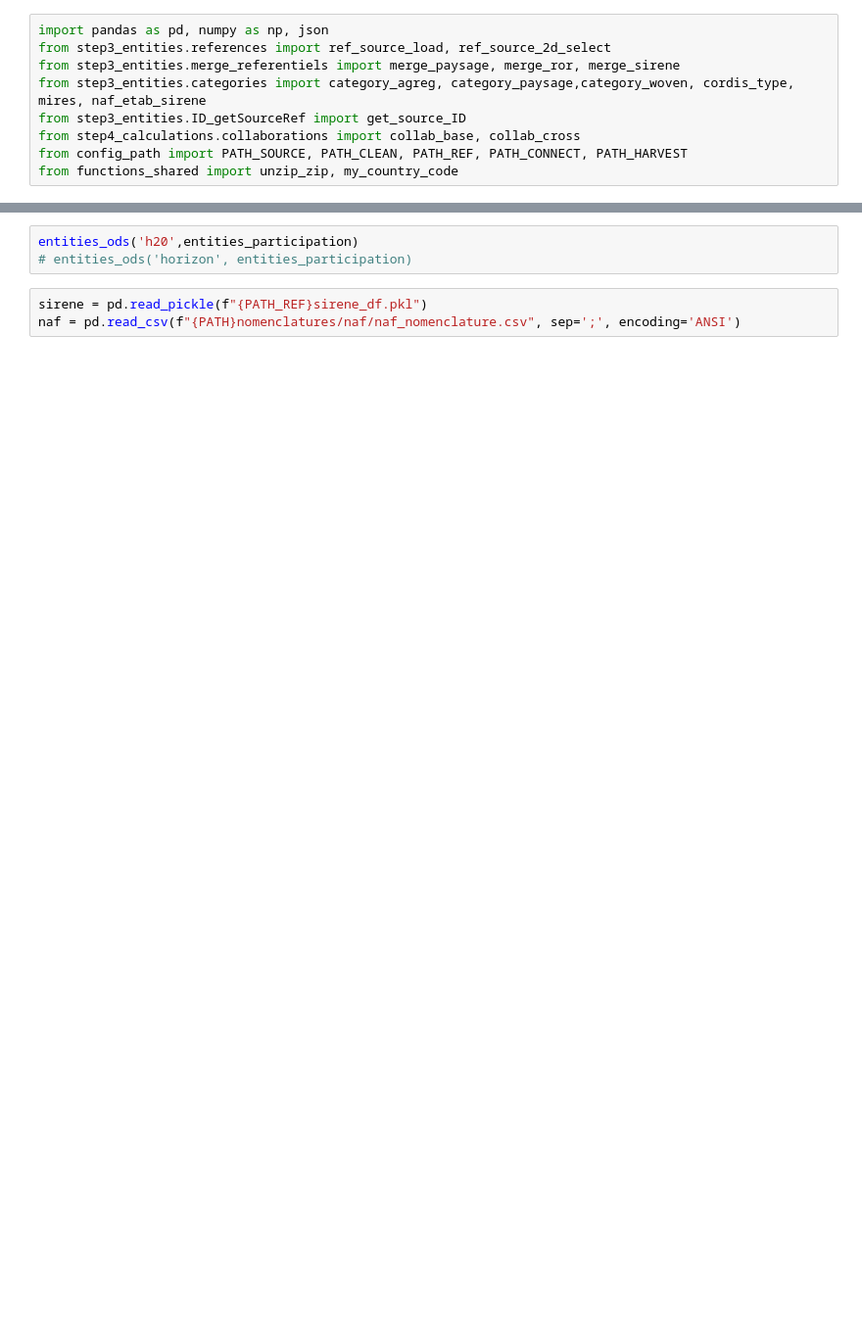
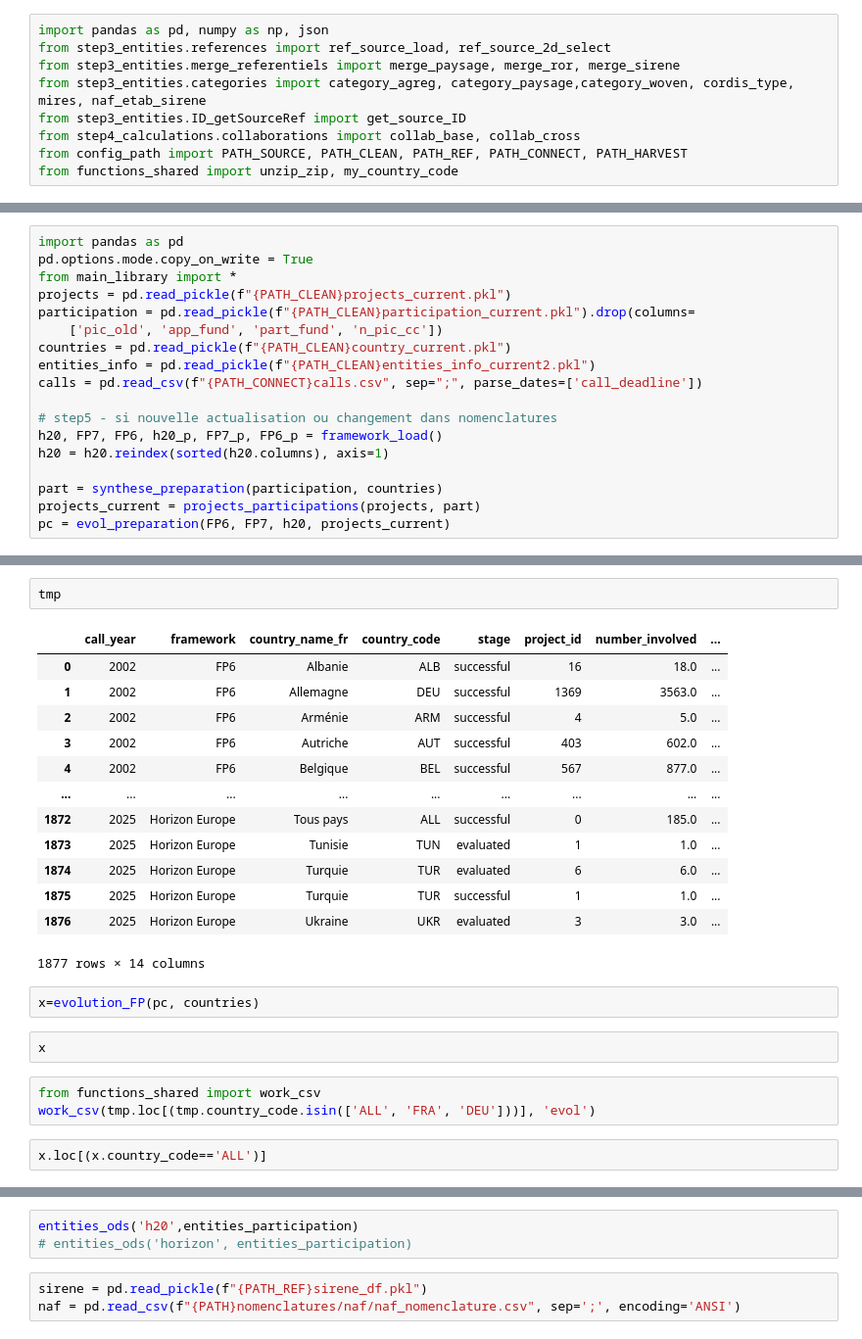
Before and after one commit to dataesr/pcri, a Jupyter notebook: TEST2.ipynb, the cells around one changed output, grey strips where cells are left out. Shown at 98% size. Cells and saved outputs as stored; diff of their text form; blank space fills up the shorter version.

```diff
--- a/TEST2.ipynb
+++ b/TEST2.ipynb
@@ -982,0 +10,18 @@ countries[countries.countryCode_iso3=='ALA']
+# %%
+import pandas as pd
+pd.options.mode.copy_on_write = True
+from main_library import *
+projects = pd.read_pickle(f"{PATH_CLEAN}projects_current.pkl")
+participation = pd.read_pickle(f"{PATH_CLEAN}participation_current.pkl").drop(columns=
+    ['pic_old', 'app_fund', 'part_fund', 'n_pic_cc'])
+countries = pd.read_pickle(f"{PATH_CLEAN}country_current.pkl")
+entities_info = pd.read_pickle(f"{PATH_CLEAN}entities_info_current2.pkl")
+calls = pd.read_csv(f"{PATH_CONNECT}calls.csv", sep=";", parse_dates=['call_deadline'])
+
+# step5 - si nouvelle actualisation ou changement dans nomenclatures
+h20, FP7, FP6, h20_p, FP7_p, FP6_p = framework_load()
+h20 = h20.reindex(sorted(h20.columns), axis=1)
+
+part = synthese_preparation(participation, countries)
+projects_current = projects_participations(projects, part)
+pc = evol_preparation(FP6, FP7, h20, projects_current)
@@ -983,3 +134,28 @@ countries[countries.countryCode_iso3=='ALA']
+# %%
+tmp
+# %% [output]
+|  | call_year | framework | country_name_fr | country_code | stage | project_id | number_involved | ... |
+| 0 | 2002 | FP6 | Albanie | ALB | successful | 16 | 18.0 | ... |
+| 1 | 2002 | FP6 | Allemagne | DEU | successful | 1369 | 3563.0 | ... |
+| 2 | 2002 | FP6 | Arménie | ARM | successful | 4 | 5.0 | ... |
+| 3 | 2002 | FP6 | Autriche | AUT | successful | 403 | 602.0 | ... |
+| 4 | 2002 | FP6 | Belgique | BEL | successful | 567 | 877.0 | ... |
+| ... | ... | ... | ... | ... | ... | ... | ... | ... |
+| 1872 | 2025 | Horizon Europe | Tous pays | ALL | successful | 0 | 185.0 | ... |
+| 1873 | 2025 | Horizon Europe | Tunisie | TUN | evaluated | 1 | 1.0 | ... |
+| 1874 | 2025 | Horizon Europe | Turquie | TUR | evaluated | 6 | 6.0 | ... |
+| 1875 | 2025 | Horizon Europe | Turquie | TUR | successful | 1 | 1.0 | ... |
+| 1876 | 2025 | Horizon Europe | Ukraine | UKR | evaluated | 3 | 3.0 | ... |
+1877 rows × 14 columns
+# %%
+x=evolution_FP(pc, countries)
+# %%
+x
+# %%
+from functions_shared import work_csv
+work_csv(tmp.loc[(tmp.country_code.isin(['ALL', 'FRA', 'DEU']))], 'evol')
+# %%
+x.loc[(x.country_code=='ALL')]
 # %%
 
 
```
Also changed, not shown: parts of 25 cells of this notebook, 16 other files.
